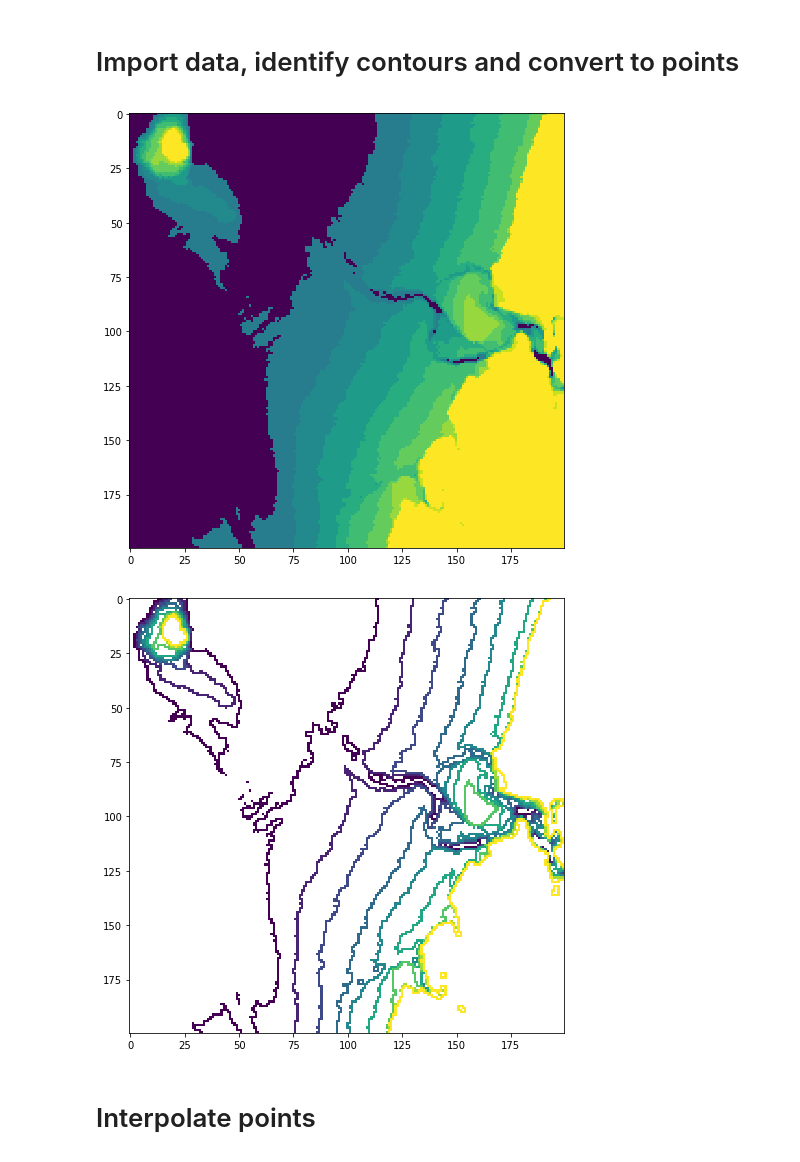
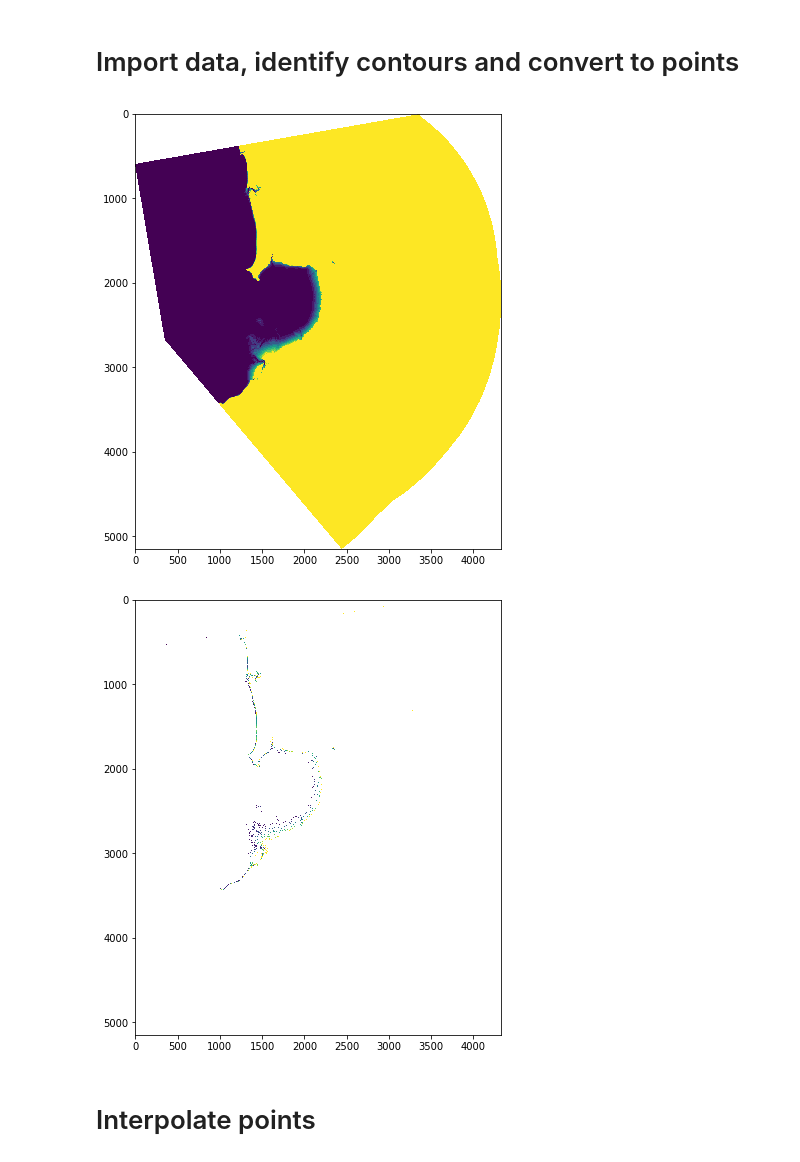
Before and after one commit to robbibt/nidem_visualisations, a Jupyter notebook: item_dem.ipynb, the cells around one changed output. Drawn from its saved outputs; the diff is of its cells as text; code cells hidden in the pictures.

Commit message:
Refactor to produce identical rasters to ITEM and allow any polygon input

```diff
--- a/item_dem.ipynb
+++ b/item_dem.ipynb
@@ -5,6 +5,7 @@ import numpy as np
 import datacube
 import rasterio
 import rasterio.features
+import glob
 from osgeo import gdal
 from shapely.geometry import Point
 from shapely.geometry import shape
@@ -46,61 +47,57 @@ def write_geotiff(fname, data, geo_transform, projection, nodata_val):
 
 
 # Import raster
-src_ds = gdal.Open( "/g/data2/v10/ITEM/offset_products/ITEM_OFFSET_180_115.62_-21.01.tif" )
+filename = glob.glob("/g/data2/v10/ITEM/offset_products/ITEM_OFFSET_209*.tif")[0]
+src_ds = gdal.Open(filename)
 srcband = src_ds.GetRasterBand(1)
 srcarray = srcband.ReadAsArray()
+yrows, xcols = srcarray.shape
 prj = src_ds.GetProjection()
 geotrans = src_ds.GetGeoTransform()
 (upleft_x, x_size, x_rotation, upleft_y, y_rotation, y_size) = geotrans
 
+# Copy original layer so array can be modified
+item_array = np.copy(srcarray)
+
 # Set nodata to NaN, and force 0 values to a low negative to allow contour extraction
-srcarray[srcarray == -6666] = np.nan
-srcarray[srcarray == 0] = -3000
+item_array[item_array == -6666] = np.nan
+item_array[item_array == 0] = -3000
 plt.figure(figsize = (8, 8))
-plt.imshow(srcarray[1300:1500,2300:2500])
+plt.imshow(item_array)
 plt.show()
 
 # Erode background to fix differences at plot edge
-background = np.isfinite(srcarray)
+background = np.isfinite(item_array)
 background_eroded = scipy.ndimage.binary_erosion(background)
 
 # Compute local minima and subtract from source array to identify contours
-neighborhood = morphology.generate_binary_structure(len(srcarray.shape), 2)
-local_minima = filters.minimum_filter(srcarray, footprint = neighborhood)
-local_minima = (srcarray - local_minima) != 0
+neighborhood = morphology.generate_binary_structure(len(item_array.shape), 2)
+local_minima = filters.minimum_filter(item_array, footprint = neighborhood)
+local_minima = (item_array - local_minima) != 0
 local_minima[~background_eroded] = 0
 
-# # Temp solution for adding in highest class
-# max_class = srcarray == np.nanmax(srcarray)
-# test = filters.maximum_filter(max_class, footprint = neighborhood)
-# test = (max_class - test) != 0
-# plt.imshow(test[1300:1500,2300:2500])
-# plt.show()
-# local_minima[test] = 1
-# local_minima[srcarray == -3000] = 0
-
 # Return only input ITEM offset data for non-background and local minima areas
-srcarray[~local_minima] = np.nan
+item_array[~local_minima] = np.nan
 plt.figure(figsize = (8, 8))
-plt.imshow(srcarray[1300:1500,2300:2500])
+plt.imshow(item_array)
 plt.show()
 
 # Export to file
-write_geotiff(fname = "test_contours.tif",
-              data = srcarray,
+write_geotiff(fname = "test_contours4.tif",
+              data = item_array,
               geo_transform = geotrans,
               projection = prj,
               nodata_val = 0)
 
 # Convert cells to points
 y_inds, x_inds = np.nonzero(local_minima)
 centroids = [(y_ind * y_size + upleft_y + (y_size / 2),
               x_ind * x_size + upleft_x + (x_size / 2)) for (y_ind, x_ind) in zip(y_inds, x_inds)]
 points = np.array(centroids)
-values = srcarray[local_minima]
+values = item_array[local_minima]
 # %% [output]
-[figure, old version]
+[figure, new version]
-[figure, old version]
+[figure, new version]
 # %% [markdown]
 # Interpolate points
 # %%
```
Also changed, not shown: parts of 1 cell of this notebook.
